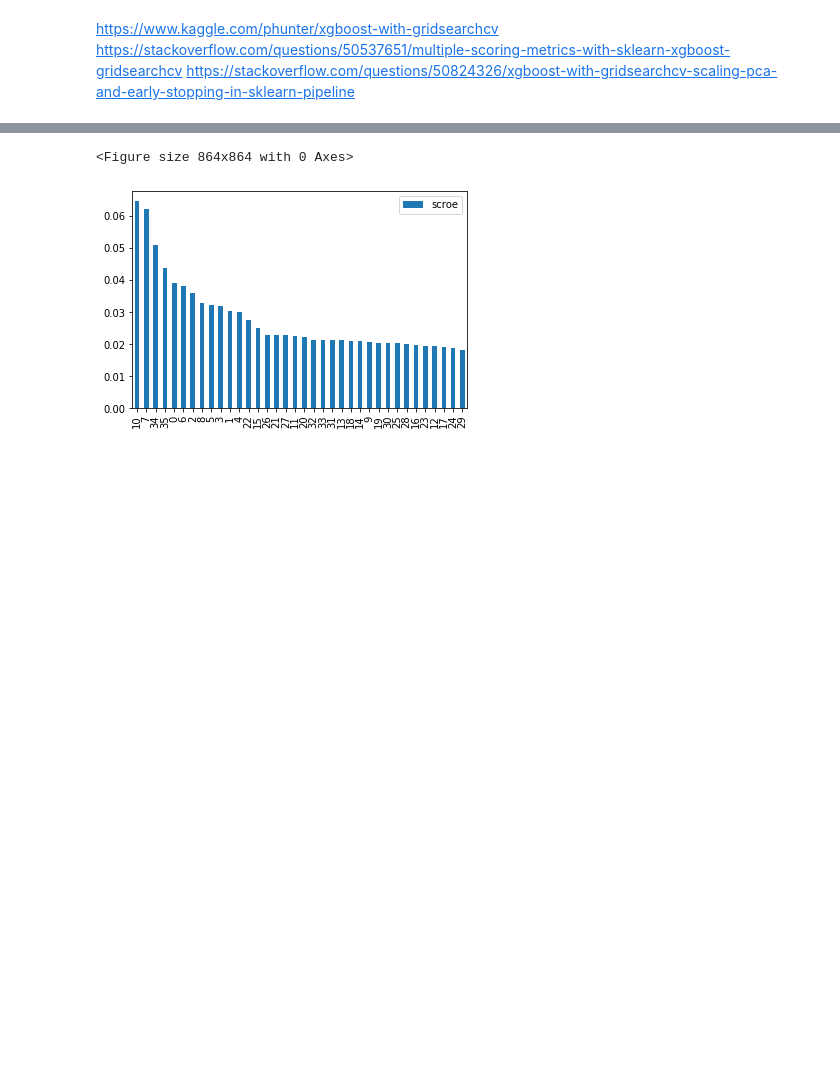
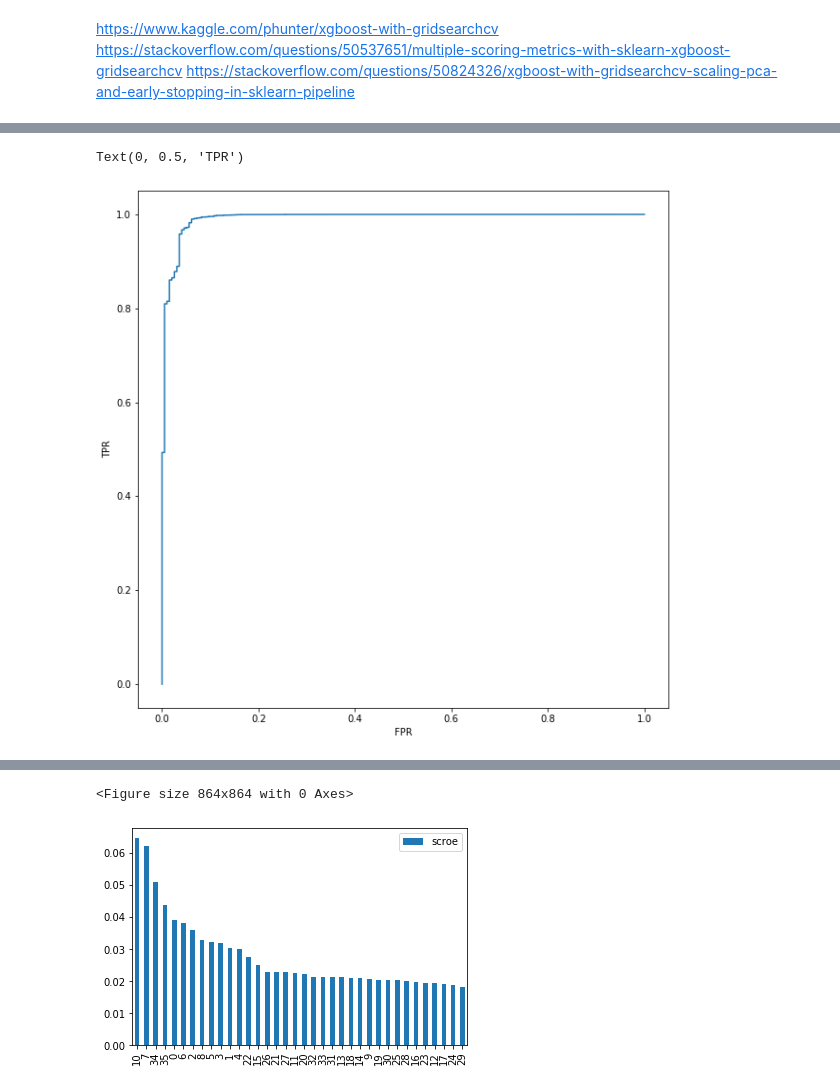
Before and after one commit to janmichael88/Sepsis_Detection, a Jupyter notebook: Version_3_Modeling/Xgboost_Exploration.ipynb, the cells around one changed output, grey strips where cells are left out. Saved outputs shown, nothing was run; the diff lists cells and outputs as text; code cells hidden in the pictures; blank space fills up the shorter version.

```diff
--- a/Version_3_Modeling/Xgboost_Exploration.ipynb
+++ b/Version_3_Modeling/Xgboost_Exploration.ipynb
@@ -114,0 +124,6 @@ array([0.03916492, 0.0304348 , 0.03602669, 0.03174215, 0.03011269,
+# %%
+#generate items for metrics
+samples = np.random.choice(a=X.shape[0],size=10000,replace=False)
+predictions = clf.predict(X.iloc[samples,:])
+probas = clf.predict_proba(X.iloc[samples,:])[:,0]
+len(predictions),len(probas)
@@ -114,0 +148,9 @@ array([0.03916492, 0.0304348 , 0.03602669, 0.03174215, 0.03011269,
+# %%
+fpr, tpr, thresholds = roc_curve(y.iloc[samples], probas)
+plt.figure(figsize=(10,10))
+plt.plot(tpr,fpr)
+plt.xlabel('FPR')
+plt.ylabel('TPR')
+# %% [output]
+Text(0, 0.5, 'TPR')
+[figure, added]
```
Also changed, not shown: parts of 22 cells of this notebook, 10 other files.
